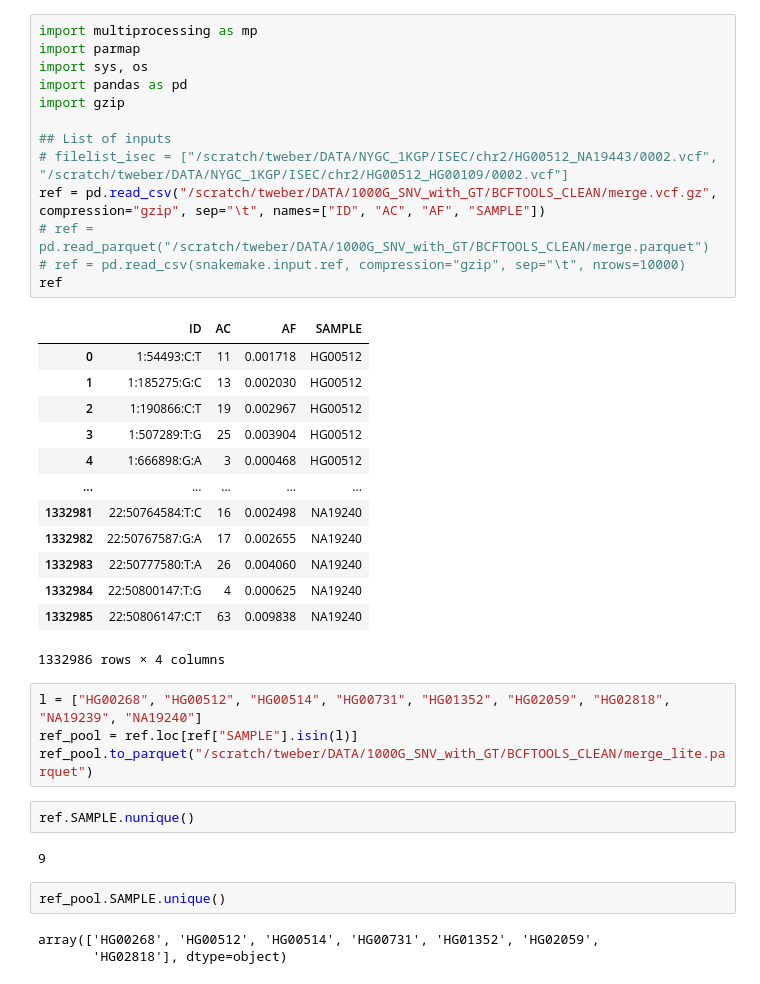
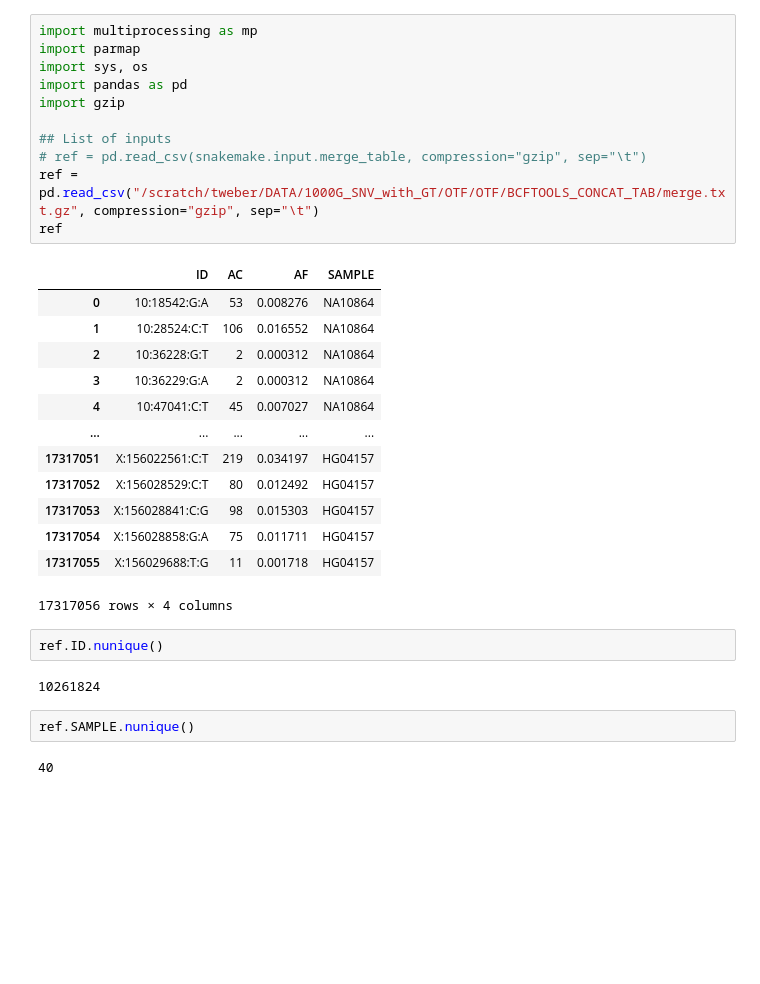
Before and after one commit to weber8thomas/pooled-strandseq-demultiplexing, a Jupyter notebook: notebooks/gather_isec.ipynb, the cells around one changed output. Drawn from its saved outputs; the diff is of its cells as text; blank space fills up the shorter version.

```diff
--- a/notebooks/gather_isec.ipynb
+++ b/notebooks/gather_isec.ipynb
@@ -1,41 +1,34 @@
 # %%
 import multiprocessing as mp
 import parmap
 import sys, os
 import pandas as pd
 import gzip
 
 ## List of inputs
-# filelist_isec = ["/scratch/tweber/DATA/NYGC_1KGP/ISEC/chr2/HG00512_NA19443/0002.vcf", "/scratch/tweber/DATA/NYGC_1KGP/ISEC/chr2/HG00512_HG00109/0002.vcf"]
-ref = pd.read_csv("/scratch/tweber/DATA/1000G_SNV_with_GT/BCFTOOLS_CLEAN/merge.vcf.gz", compression="gzip", sep="\t", names=["ID", "AC", "AF", "SAMPLE"])
-# ref = pd.read_parquet("/scratch/tweber/DATA/1000G_SNV_with_GT/BCFTOOLS_CLEAN/merge.parquet")
-# ref = pd.read_csv(snakemake.input.ref, compression="gzip", sep="\t", nrows=10000)
+# ref = pd.read_csv(snakemake.input.merge_table, compression="gzip", sep="\t")
+ref = pd.read_csv("/scratch/tweber/DATA/1000G_SNV_with_GT/OTF/OTF/BCFTOOLS_CONCAT_TAB/merge.txt.gz", compression="gzip", sep="\t")
 ref
 # %% [output]
 |  | ID | AC | AF | SAMPLE |
-| 0 | 1:54493:C:T | 11 | 0.001718 | HG00512 |
-| 1 | 1:185275:G:C | 13 | 0.002030 | HG00512 |
-| 2 | 1:190866:C:T | 19 | 0.002967 | HG00512 |
-| 3 | 1:507289:T:G | 25 | 0.003904 | HG00512 |
-| 4 | 1:666898:G:A | 3 | 0.000468 | HG00512 |
+| 0 | 10:18542:G:A | 53 | 0.008276 | NA10864 |
+| 1 | 10:28524:C:T | 106 | 0.016552 | NA10864 |
+| 2 | 10:36228:G:T | 2 | 0.000312 | NA10864 |
+| 3 | 10:36229:G:A | 2 | 0.000312 | NA10864 |
+| 4 | 10:47041:C:T | 45 | 0.007027 | NA10864 |
 | ... | ... | ... | ... | ... |
-| 1332981 | 22:50764584:T:C | 16 | 0.002498 | NA19240 |
-| 1332982 | 22:50767587:G:A | 17 | 0.002655 | NA19240 |
-| 1332983 | 22:50777580:T:A | 26 | 0.004060 | NA19240 |
-| 1332984 | 22:50800147:T:G | 4 | 0.000625 | NA19240 |
-| 1332985 | 22:50806147:C:T | 63 | 0.009838 | NA19240 |
+| 17317051 | X:156022561:C:T | 219 | 0.034197 | HG04157 |
+| 17317052 | X:156028529:C:T | 80 | 0.012492 | HG04157 |
+| 17317053 | X:156028841:C:G | 98 | 0.015303 | HG04157 |
+| 17317054 | X:156028858:G:A | 75 | 0.011711 | HG04157 |
+| 17317055 | X:156029688:T:G | 11 | 0.001718 | HG04157 |
-1332986 rows × 4 columns
+17317056 rows × 4 columns
-# %%
-l = ["HG00268", "HG00512", "HG00514", "HG00731", "HG01352", "HG02059", "HG02818", "NA19239", "NA19240"]
-ref_pool = ref.loc[ref["SAMPLE"].isin(l)]
-ref_pool.to_parquet("/scratch/tweber/DATA/1000G_SNV_with_GT/BCFTOOLS_CLEAN/merge_lite.parquet")
+# %%
+ref.ID.nunique()
+# %% [output]
+10261824
 # %%
 ref.SAMPLE.nunique()
 # %% [output]
-9
+40
-# %%
-ref_pool.SAMPLE.unique()
-# %% [output]
-array(['HG00268', 'HG00512', 'HG00514', 'HG00731', 'HG01352', 'HG02059',
-       'HG02818'], dtype=object)
 # %%
```
Also changed, not shown: parts of 14 cells of this notebook, 6 other files.
